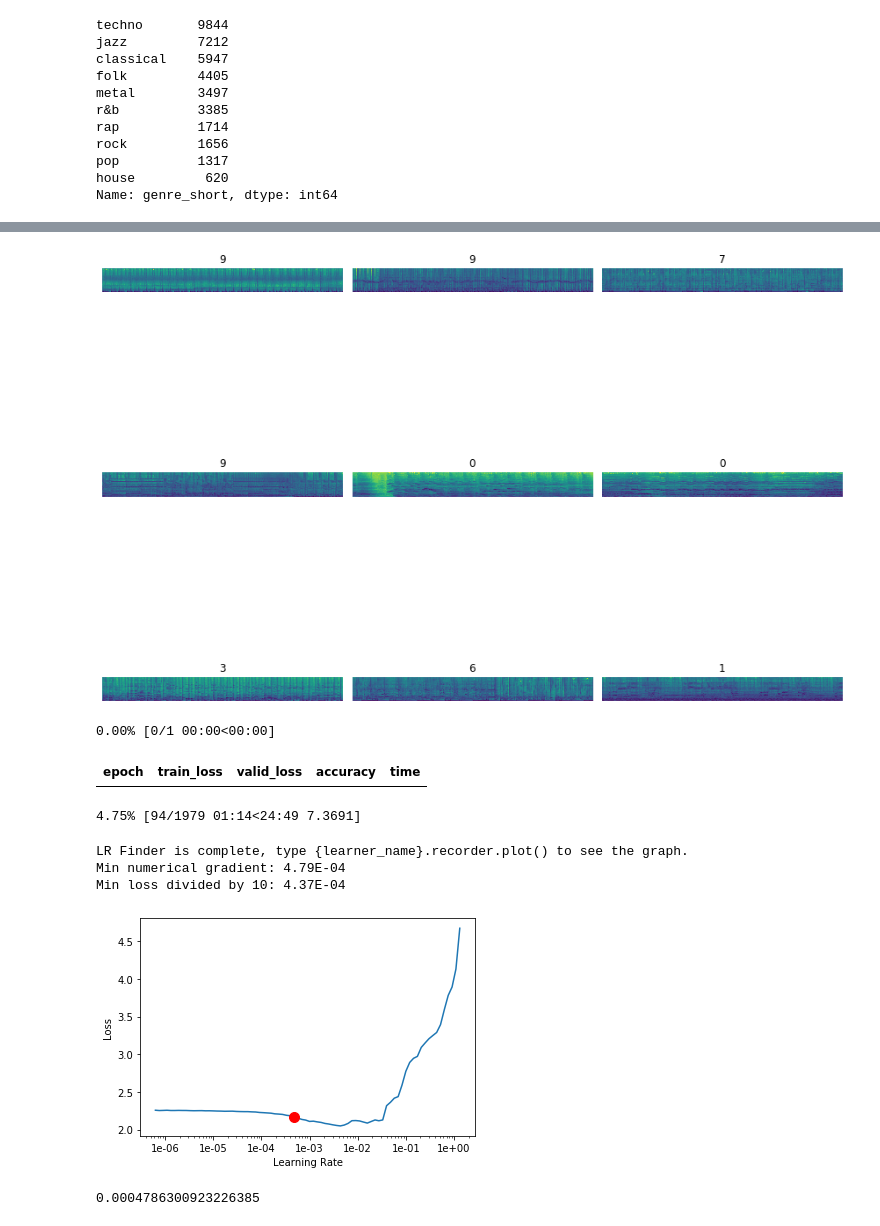
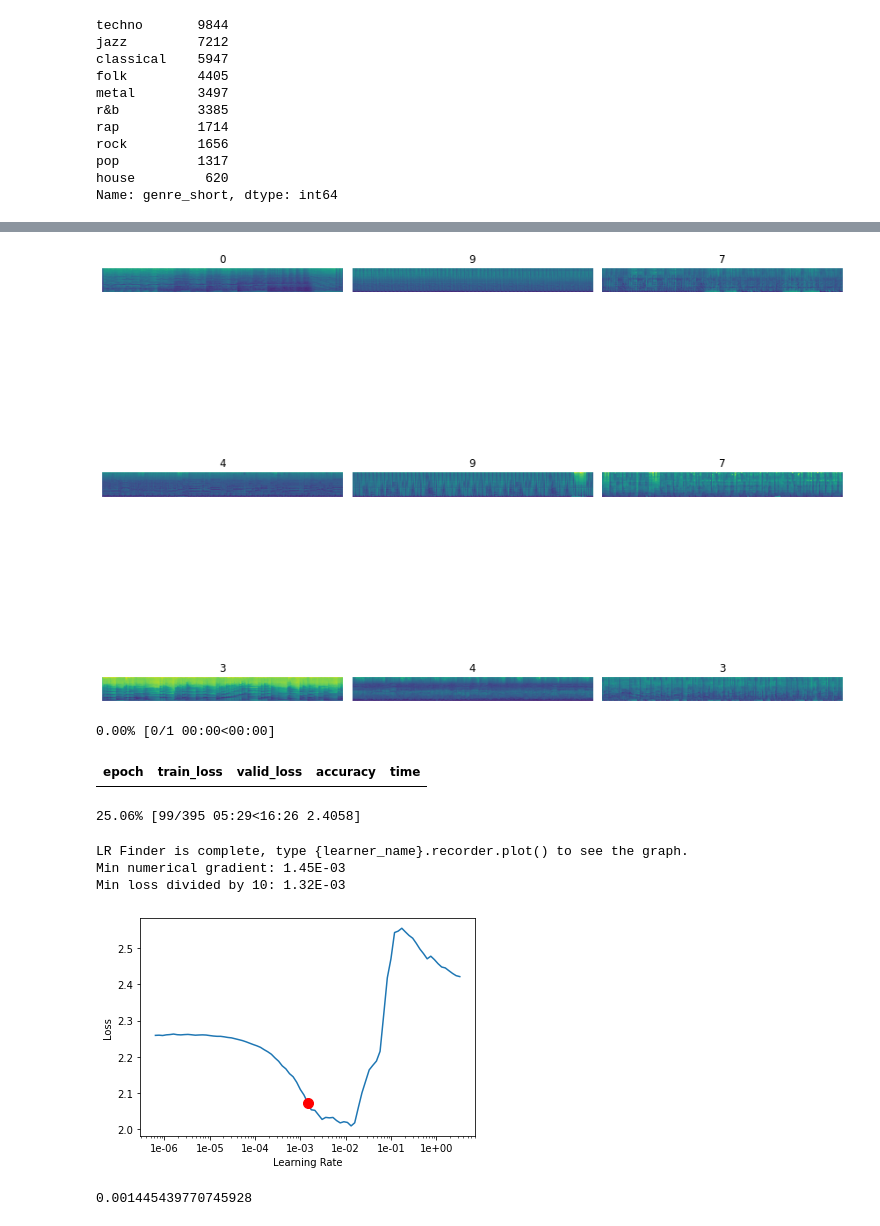
Before and after one commit to AMontgomerie/genre_classifier, a Jupyter notebook: genre_classifier/CRNN_genre_classifier.ipynb, the cells around one changed output, grey strips where cells are left out. Saved outputs shown, nothing was run; the diff lists cells and outputs as text; code cells hidden in the pictures.

```diff
--- a/genre_classifier/CRNN_genre_classifier.ipynb
+++ b/genre_classifier/CRNN_genre_classifier.ipynb
@@ -31,5 +27,5 @@ Mounted at /content/drive
 # %%
-spectrogram_folder = "/content/drive/My Drive/preview_spectrograms/"
+spectogram_folder = "/content/drive/My Drive/preview_spectograms/"
 spotify_data = pd.read_csv("/content/drive/My Drive/spotify_track_preview_data.csv")
 del spotify_data['Unnamed: 0']
 del spotify_data['playlist']
@@ -78,15 +73,16 @@ x_test = x_test.drop('label', axis=1)
 # %%
-batch_size = 16
+batch_size = 64
+num_workers = 16
 image_size = (128, 1292)
 
-src = (ImageList.from_df(df=spotify_data, path=spectrogram_folder, cols='image_path', convert_mode='L')
+src = (ImageList.from_df(df=x_train, path=spectogram_folder, cols='image_path', convert_mode='L')
        .split_by_rand_pct(0.2, seed=42)
        .label_from_df(cols='label'))
 data = (src.transform(size=image_size, resize_method=ResizeMethod.SQUISH)
-       .databunch(bs=batch_size, num_workers=4))
+       .databunch(bs=batch_size, num_workers=num_workers))
 data.show_batch(rows=3, ds_type=DatasetType.Train)
 # %% [output]
-[figure, old version]
+[figure, new version]
 # %%
 class CRNN(nn.Module):
 
@@ -154,15 +150,15 @@ learn.recorder.plot(suggestion=True)
 # %% [output]
 0.00% [0/1 00:00<00:00]
 | epoch | train_loss | valid_loss | accuracy | time |
-4.75% [94/1979 01:14<24:49 7.3691]
+25.06% [99/395 05:29<16:26 2.4058]
 LR Finder is complete, type {learner_name}.recorder.plot() to see the graph.
-Min numerical gradient: 4.79E-04
-Min loss divided by 10: 4.37E-04
+Min numerical gradient: 1.45E-03
+Min loss divided by 10: 1.32E-03
-[figure, old version]
+[figure, new version]
 # %%
 learn.recorder.min_grad_lr
 # %% [output]
-0.0004786300923226385
+0.001445439770745928
 # %%
 learn.fit_one_cycle(cyc_len=10, max_lr=learn.recorder.min_grad_lr, wd=0.01)
 # %% [output]
```
Also changed, not shown: parts of 11 cells of this notebook, 1 other file.
